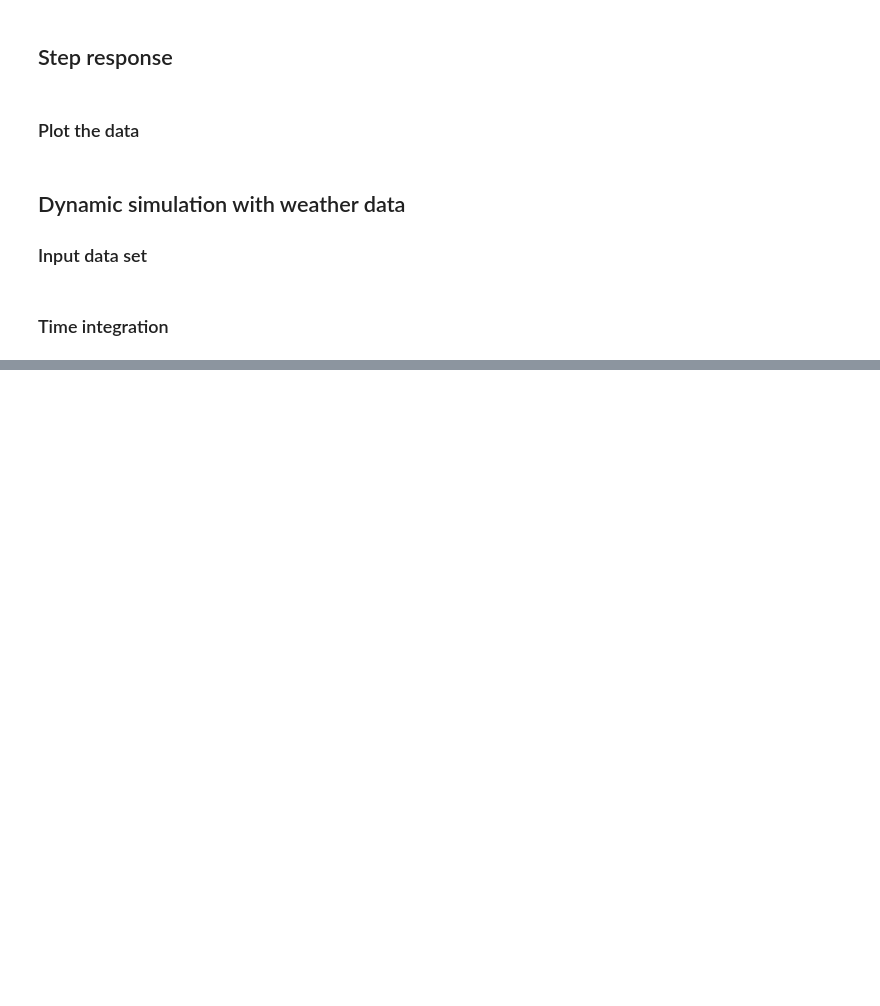
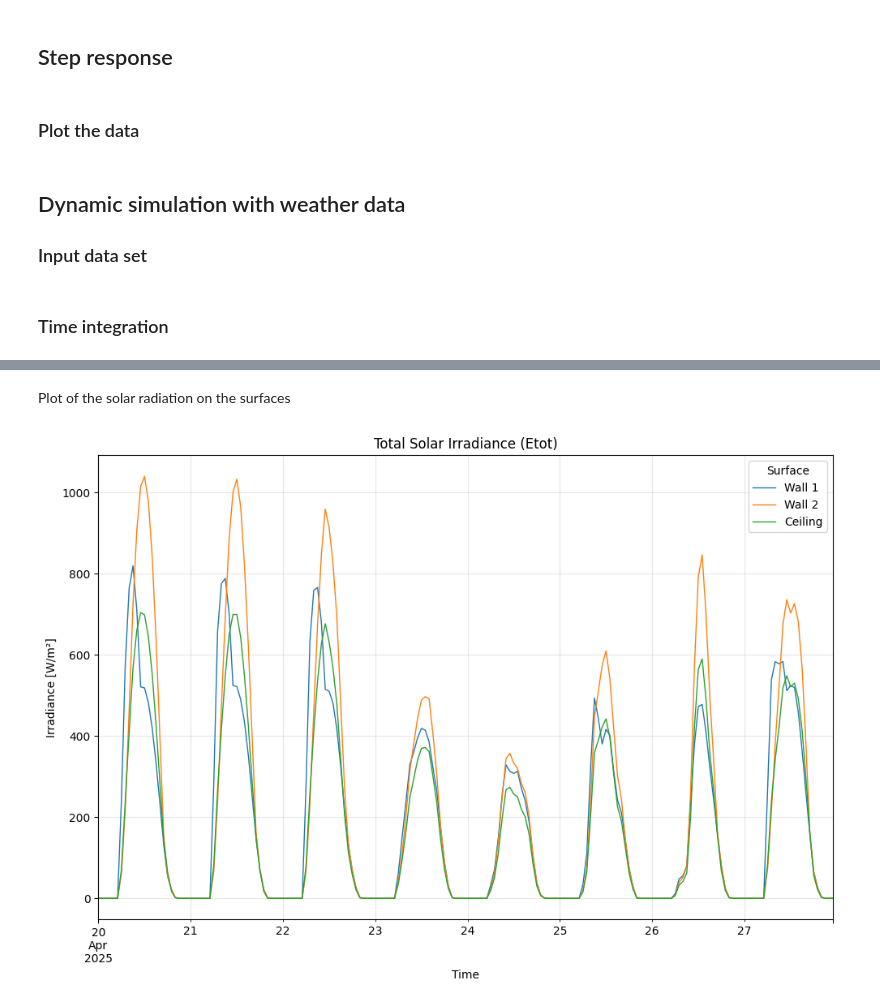
Before and after one commit to Lakito0100/luethluk_CE4IB, a Jupyter notebook: Personal_Project/Personal_Project_V1.ipynb, the cells around one changed output, grey strips where cells are left out. Drawn from its saved outputs; the diff is of its cells as text; code cells hidden in the pictures; blank space fills up the shorter version.

```diff
--- a/Personal_Project/Personal_Project_V1.ipynb
+++ b/Personal_Project/Personal_Project_V1.ipynb
@@ -23,12 +30,9 @@ output_nodes = [25]
 To_ss = 10          # °C
 To_stp = 10         # °C
 
-# input for the dynamic simulation
-Ti_day, Ti_night = 22, 19
-
 # input for weather data
-date_start = '01-01 00:00:00'
-date_end = '01-07 00:00:00'
+date_start = '04-20 00:00:00'
+date_end = '04-27 23:59:59'
 date_start = '2025-' + date_start
 date_end = '2025-' + date_end
 print(f'{date_start} \tstart date')
@@ -545,0 +588,22 @@ Energy consumption: 125.6 kWh
+# %% [markdown]
+Plot of the solar radiation on the surfaces
+# %%
+# Combine into one DataFrame (auto-aligns on the datetime index)
+data_etot = pd.DataFrame({
+    "Wall 1": Etot_wall1,
+    "Wall 2": Etot_wall2,
+    "Ceiling": Etot_ceiling,
+}).sort_index()
+
+# --- Line plot of total solar irradiance (instantaneous, e.g., W/m²) ---
+fig, ax = plt.subplots(figsize=(10, 7))
+data_etot.plot(ax=ax, linewidth=1)
+ax.set_title("Total Solar Irradiance (Etot)")
+ax.set_xlabel("Time")
+ax.set_ylabel("Irradiance [W/m²]")
+ax.grid(True, which="both", alpha=0.3)
+ax.legend(title="Surface", loc="best")
+plt.tight_layout()
+plt.show()
+# %% [output]
+[figure, added]
```
Also changed, not shown: parts of 13 cells of this notebook.
